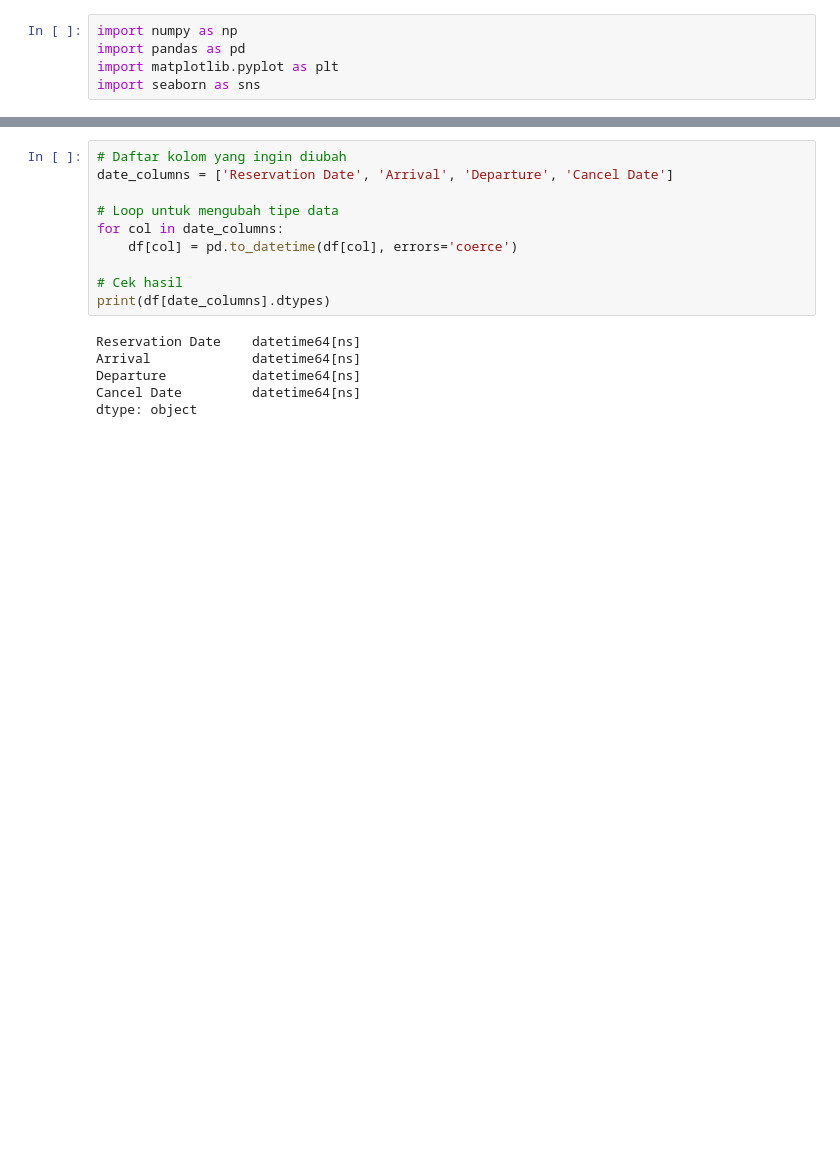
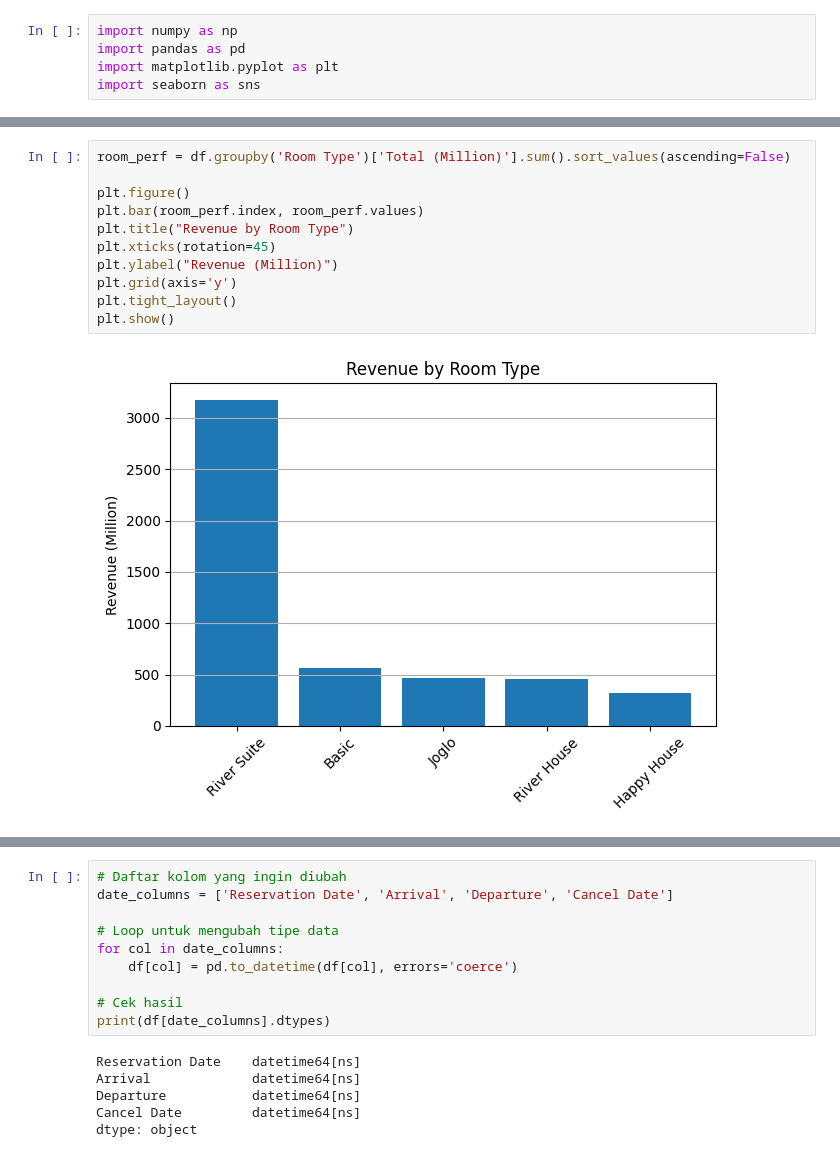
Before and after one commit to mahaputra971/pt_skp_ota_analyst, a Jupyter notebook: pondok_pitaya_analyst/pp_guespro.ipynb, the cells around one changed output, grey strips where cells are left out. Cells and saved outputs as stored; diff of their text form; blank space fills up the shorter version.

```diff
--- a/pondok_pitaya_analyst/pp_guespro.ipynb
+++ b/pondok_pitaya_analyst/pp_guespro.ipynb
@@ -37,0 +69,13 @@ memory usage: 73.0+ KB
+# %%
+room_perf = df.groupby('Room Type')['Total (Million)'].sum().sort_values(ascending=False)
+
+plt.figure()
+plt.bar(room_perf.index, room_perf.values)
+plt.title("Revenue by Room Type")
+plt.xticks(rotation=45)
+plt.ylabel("Revenue (Million)")
+plt.grid(axis='y')
+plt.tight_layout()
+plt.show()
+# %% [output]
+[figure, added]
```
Also changed, not shown: parts of 25 cells of this notebook, 2 other files.
